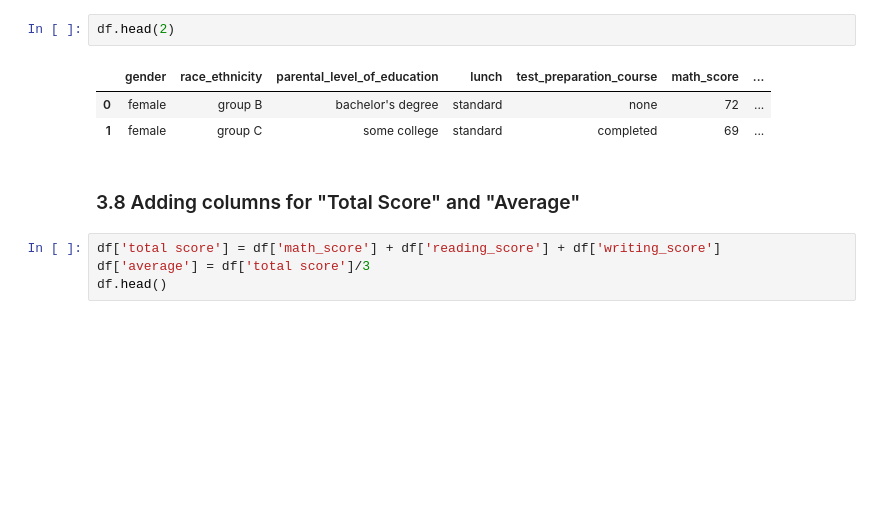
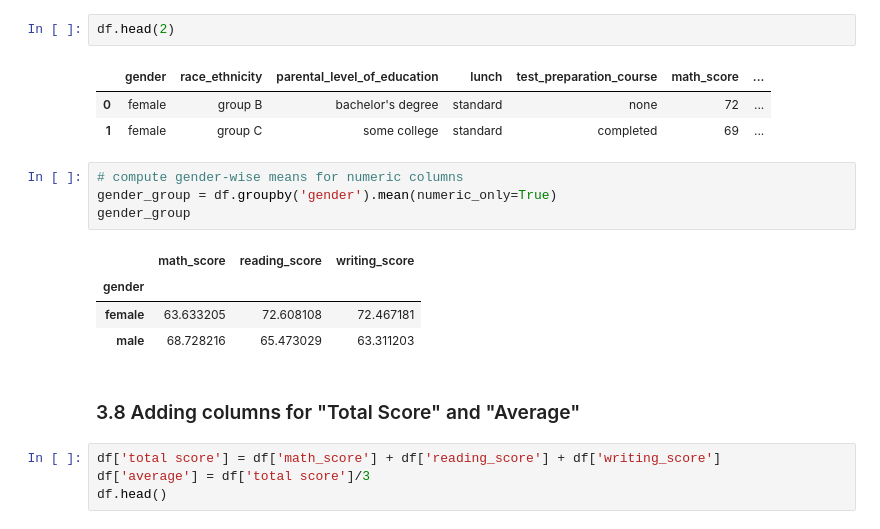
Before and after one commit to ANSHUMANSINGH987/Student-performance-analysis, a Jupyter notebook: notebook/1 . EDA STUDENT PERFORMANCE .ipynb, the cells around one changed output. Saved outputs shown, nothing was run; the diff lists cells and outputs as text; blank space fills up the shorter version.

```diff
--- a/notebook/1 . EDA STUDENT PERFORMANCE .ipynb
+++ b/notebook/1 . EDA STUDENT PERFORMANCE .ipynb
@@ -189,6 +189,15 @@ df.head(2)
 |  | gender | race_ethnicity | parental_level_of_education | lunch | test_preparation_course | math_score | ... |
 | 0 | female | group B | bachelor's degree | standard | none | 72 | ... |
 | 1 | female | group C | some college | standard | completed | 69 | ... |
+# %%
+# compute gender-wise means for numeric columns
+gender_group = df.groupby('gender').mean(numeric_only=True)
+gender_group
+# %% [output]
+|  | math_score | reading_score | writing_score |
+| gender |  |  |  |
+| female | 63.633205 | 72.608108 | 72.467181 |
+| male | 68.728216 | 65.473029 | 63.311203 |
 # %% [markdown]
 ### 3.8 Adding columns for "Total Score" and "Average"
 # %%
```
Also changed, not shown: parts of 11 cells of this notebook, 5 other files.
